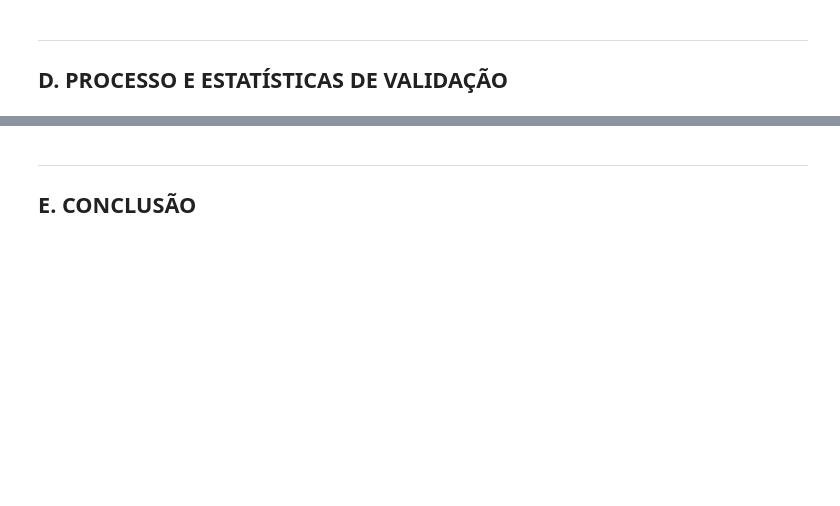
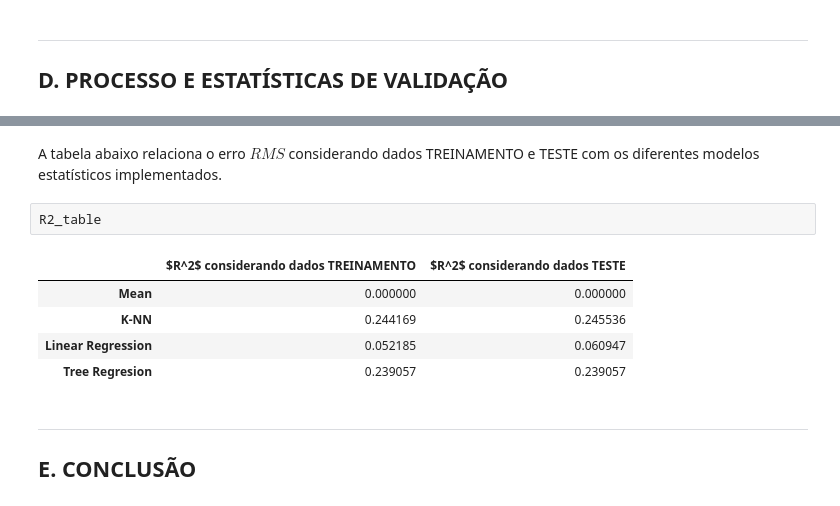
Before and after one commit to 4rfel/AppRating, a Jupyter notebook: Projeto3 Layout.ipynb, the cells around one changed output, grey strips where cells are left out. Cells and saved outputs as stored; diff of their text form; blank space fills up the shorter version.

```diff
--- a/Projeto3 Layout.ipynb
+++ b/Projeto3 Layout.ipynb
@@ -372,3 +383,13 @@ ___
+# %% [markdown]
+A tabela abaixo relaciona o erro $RMS$ considerando dados TREINAMENTO e TESTE com os diferentes modelos estatísticos implementados.
+# %%
+R2_table
+# %% [output]
+|  | $R^2$ considerando dados TREINAMENTO | $R^2$ considerando dados TESTE |
+| Mean | 0.000000 | 0.000000 |
+| K-NN | 0.244169 | 0.245536 |
+| Linear Regression | 0.052185 | 0.060947 |
+| Tree Regresion | 0.239057 | 0.239057 |
 # %% [markdown]
 ___
 ## E. CONCLUSÃO
```
Also changed, not shown: parts of 40 cells of this notebook.
